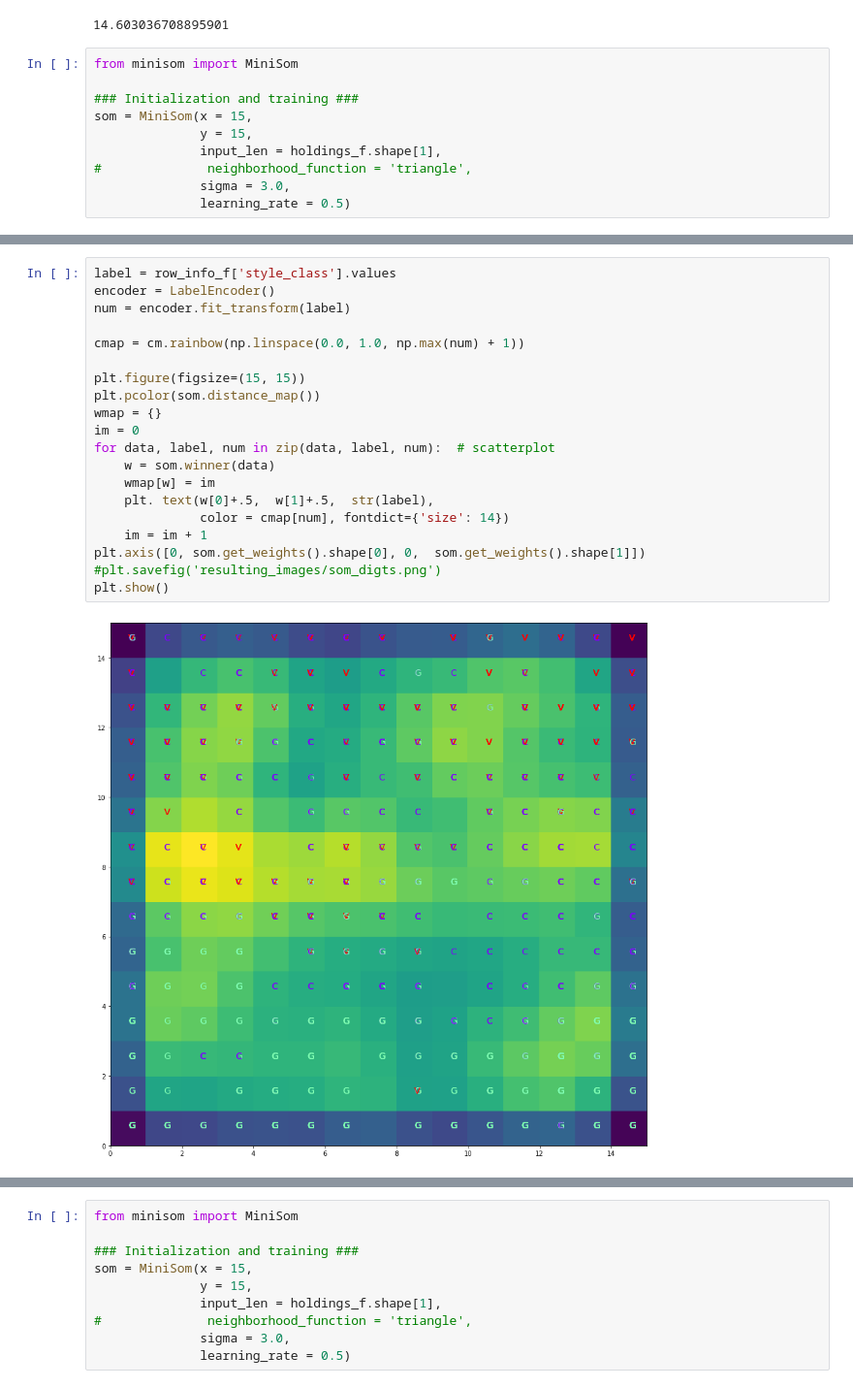
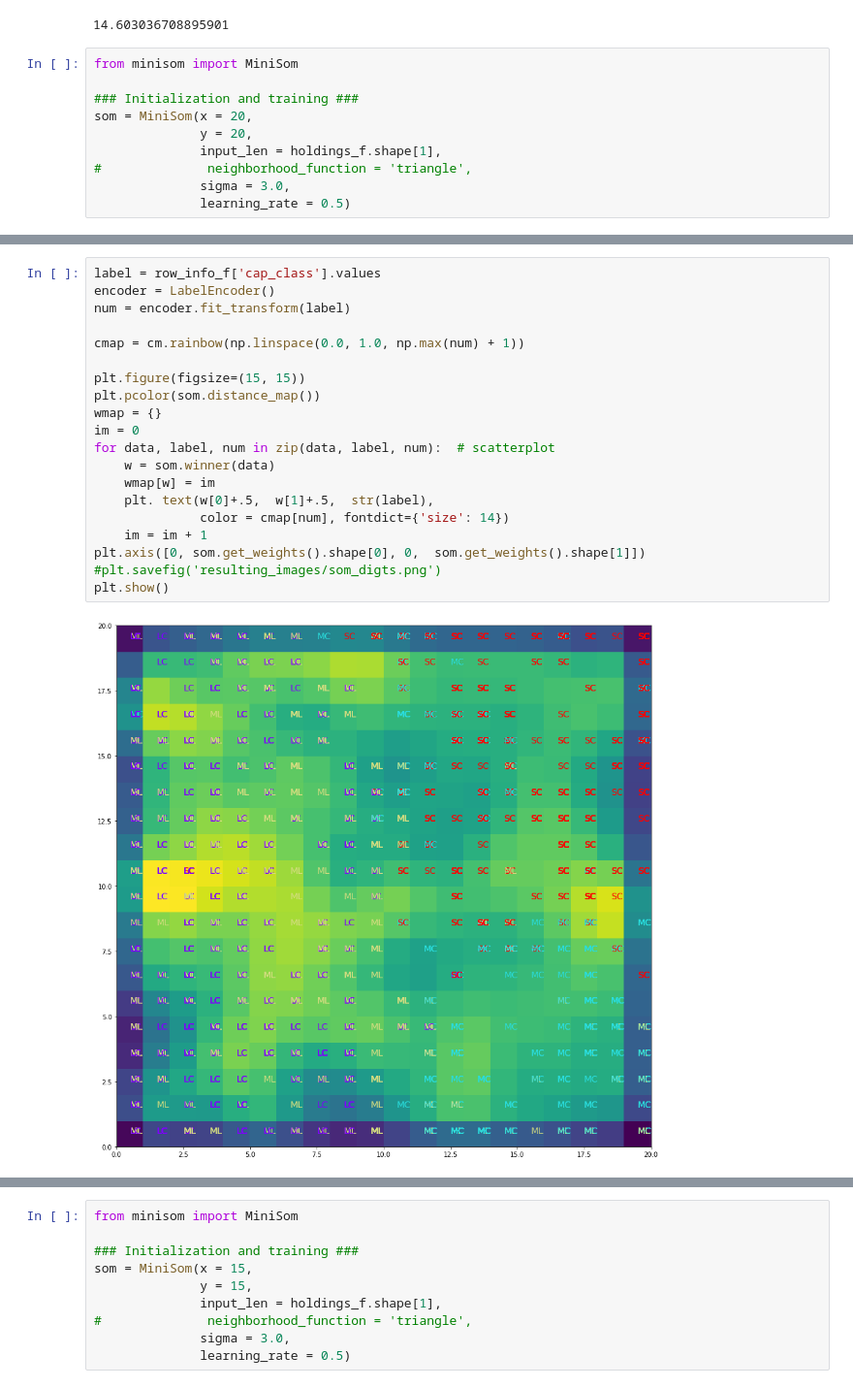
Before and after one commit to Amglex/Mutual-Funds, a Jupyter notebook: notebooks/052 - SOM clustering .ipynb, the cells around one changed output, grey strips where cells are left out. Shown at 97% size. Drawn from its saved outputs; the diff is of its cells as text.

```diff
--- a/notebooks/052 - SOM clustering .ipynb
+++ b/notebooks/052 - SOM clustering .ipynb
@@ -164,8 +164,8 @@ np.sqrt(a)
 from minisom import MiniSom
 
 ### Initialization and training ###
-som = MiniSom(x = 15,
-              y = 15,
+som = MiniSom(x = 20,
+              y = 20,
               input_len = holdings_f.shape[1],
 #              neighborhood_function = 'triangle',
               sigma = 3.0,
@@ -183,24 +183,24 @@ Training...
 
 ...ready!
 # %%
-label = row_info_f['style_class'].values
+label = row_info_f['cap_class'].values
 encoder = LabelEncoder()
 num = encoder.fit_transform(label)
 
 cmap = cm.rainbow(np.linspace(0.0, 1.0, np.max(num) + 1))
 
 plt.figure(figsize=(15, 15))
 plt.pcolor(som.distance_map())
 wmap = {}
 im = 0
 for data, label, num in zip(data, label, num):  # scatterplot
     w = som.winner(data)
     wmap[w] = im
     plt. text(w[0]+.5,  w[1]+.5,  str(label),
               color = cmap[num], fontdict={'size': 14})
     im = im + 1
 plt.axis([0, som.get_weights().shape[0], 0,  som.get_weights().shape[1]])
 #plt.savefig('resulting_images/som_digts.png')
 plt.show()
 # %% [output]
-[figure, old version]
+[figure, new version]
```
Also changed, not shown: parts of 5 cells of this notebook, 4 other files.
